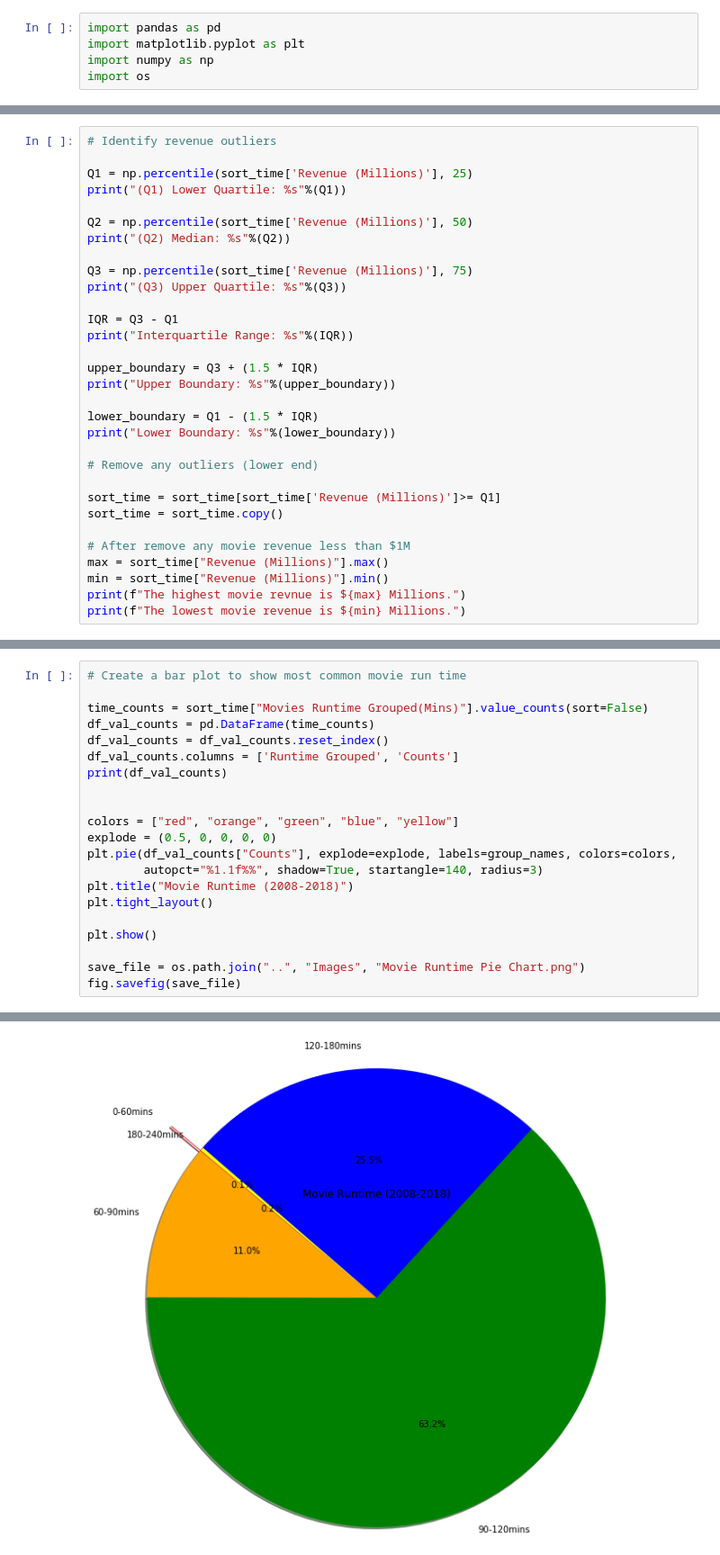
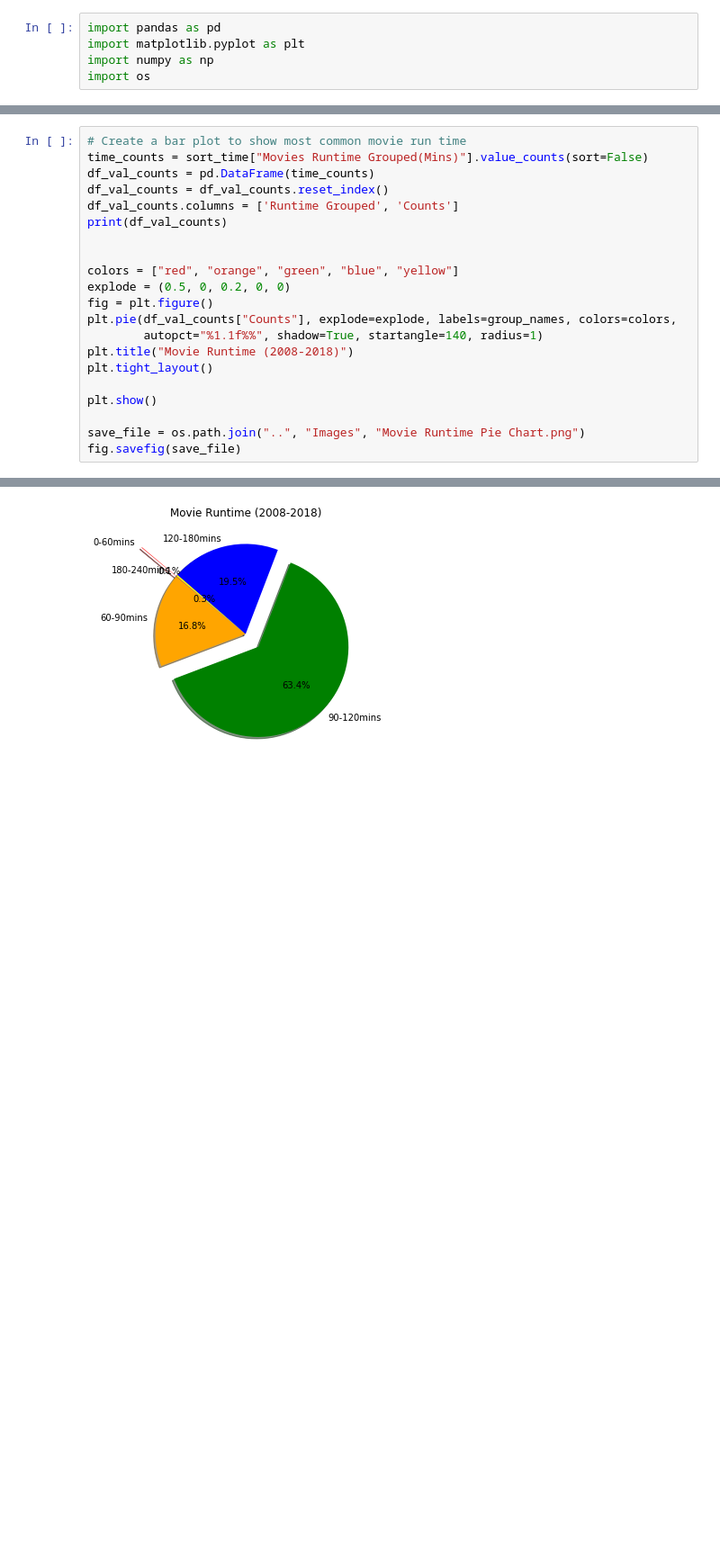
Before and after one commit to herge008/Project1, a Jupyter notebook: Analysis/Movie Runtime vs. Revenue.ipynb, the cells around one changed output, grey strips where cells are left out. Shown at 90% size. Cells and saved outputs as stored; diff of their text form; blank space fills up the shorter version.

```diff
--- a/Analysis/Movie Runtime vs. Revenue.ipynb
+++ b/Analysis/Movie Runtime vs. Revenue.ipynb
@@ -85,34 +80,3 @@ Lower Boundary: 57.0
 | 2545 | 271969 | Ben-Hur | 2016-08-19 | 100000000.0 | 94061311.0 | tt0052618 | G | 212 min | Adventure, Drama, History | William Wyler | ... |
 | 27 | 14073 | Jodhaa Akbar | 2008-02-15 | 5800000.0 | 28700000.0 | tt0449994 | Not Rated | 213 min | Action, Drama, History, Romance, War | Ashutosh Gowariker | ... |
 3110 rows × 26 columns
-# %%
-# Identify revenue outliers
-
-Q1 = np.percentile(sort_time['Revenue (Millions)'], 25)
-print("(Q1) Lower Quartile: %s"%(Q1))
-
-Q2 = np.percentile(sort_time['Revenue (Millions)'], 50)
-print("(Q2) Median: %s"%(Q2))
-
-Q3 = np.percentile(sort_time['Revenue (Millions)'], 75)
-print("(Q3) Upper Quartile: %s"%(Q3))
-
-IQR = Q3 - Q1
-print("Interquartile Range: %s"%(IQR))
-
-upper_boundary = Q3 + (1.5 * IQR)
-print("Upper Boundary: %s"%(upper_boundary))
-
-lower_boundary = Q1 - (1.5 * IQR)
-print("Lower Boundary: %s"%(lower_boundary))
-
-# Remove any outliers (lower end)
-
-sort_time = sort_time[sort_time['Revenue (Millions)']>= Q1]
-sort_time = sort_time.copy()
-
-# After remove any movie revenue less than $1M
-max = sort_time["Revenue (Millions)"].max()
-min = sort_time["Revenue (Millions)"].min()
-print(f"The highest movie revnue is ${max} Millions.")
-print(f"The lowest movie revenue is ${min} Millions.")
@@ -150,6 +104,5 @@ sort_time
 # %%
 # Create a bar plot to show most common movie run time
-
 time_counts = sort_time["Movies Runtime Grouped(Mins)"].value_counts(sort=False)
 df_val_counts = pd.DataFrame(time_counts)
 df_val_counts = df_val_counts.reset_index()
@@ -158,9 +111,10 @@ print(df_val_counts)
 
 
 colors = ["red", "orange", "green", "blue", "yellow"]
-explode = (0.5, 0, 0, 0, 0)
+explode = (0.5, 0, 0.2, 0, 0)
+fig = plt.figure()
 plt.pie(df_val_counts["Counts"], explode=explode, labels=group_names, colors=colors,
-        autopct="%1.1f%%", shadow=True, startangle=140, radius=3)
+        autopct="%1.1f%%", shadow=True, startangle=140, radius=1)
 plt.title("Movie Runtime (2008-2018)")
 plt.tight_layout()
 
@@ -178,3 +132,3 @@ fig.savefig(save_file)
-[figure, old version]
+[figure, new version]
 # %%
 # Create a Scatter plot to show correlation between movie runtime and revenue
```
Also changed, not shown: parts of 7 cells of this notebook, 3 other files.
